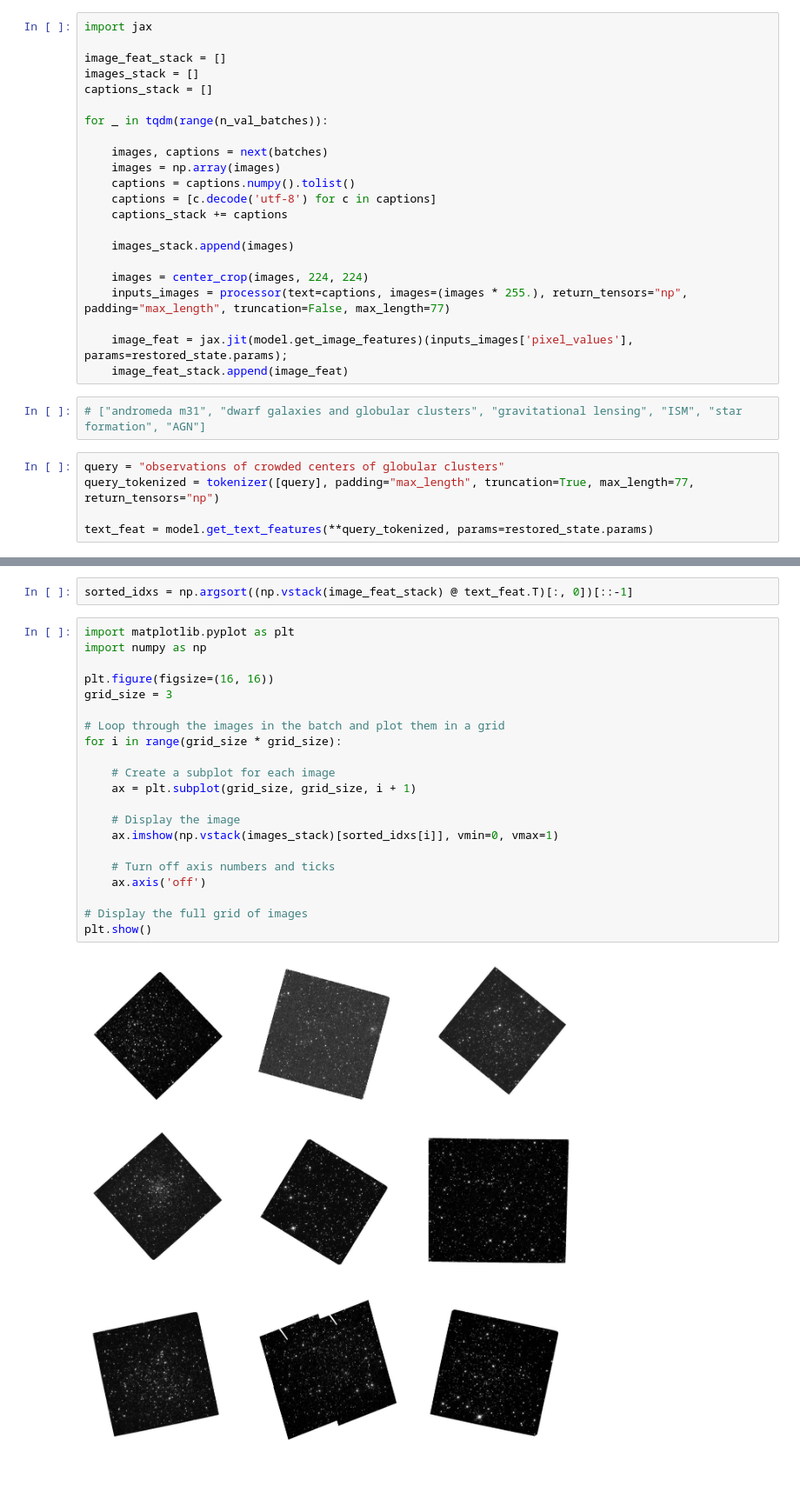
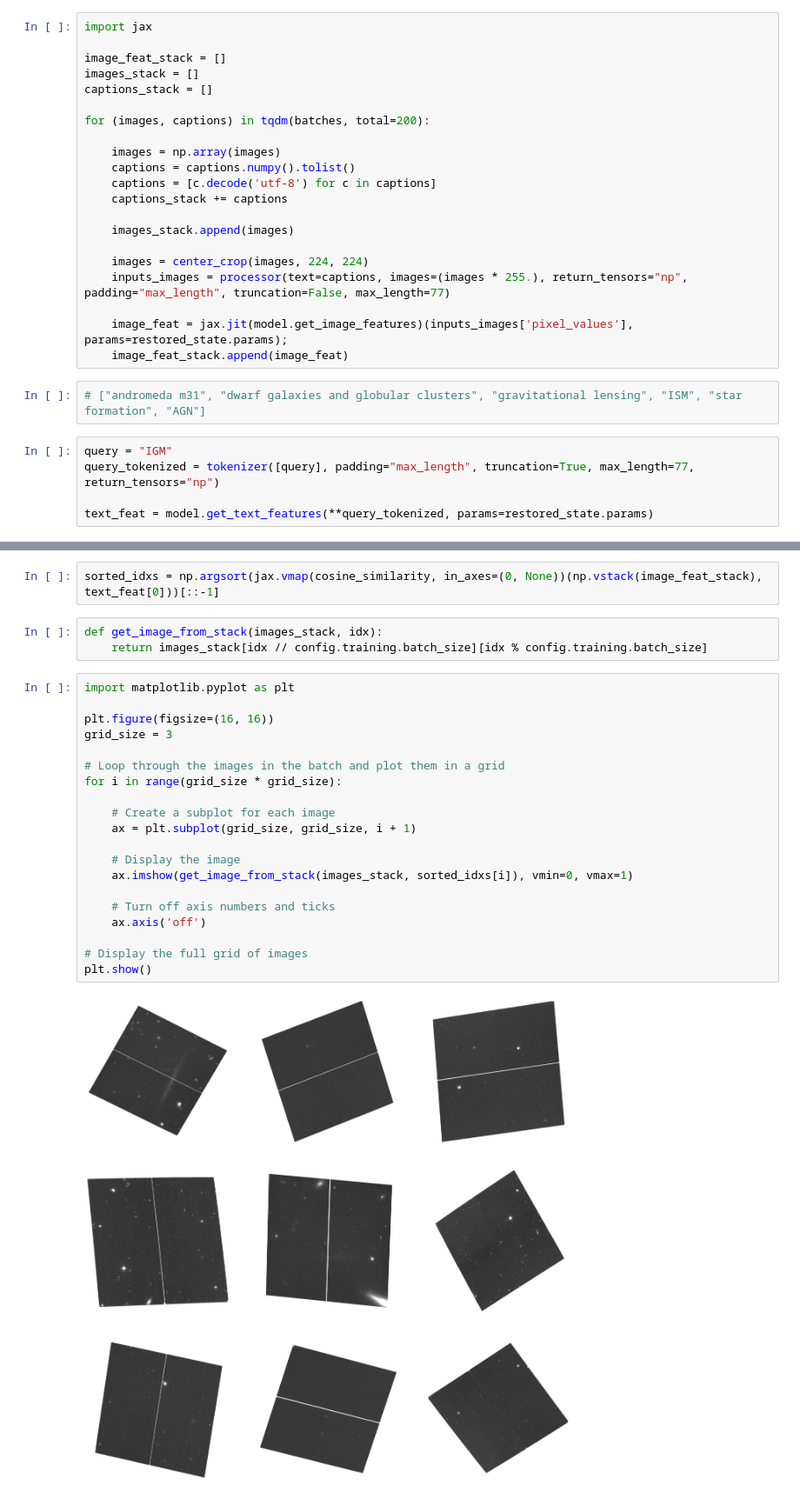
Before and after one commit to smsharma/PAPERCLIP-Hubble, a Jupyter notebook: notebooks/03_eval.ipynb, the cells around one changed output, grey strips where cells are left out. Shown at 87% size. Cells and saved outputs as stored; diff of their text form; blank space fills up the shorter version.

Commit message:
More experiments; image retrieval; embeddings exploration

```diff
--- a/notebooks/03_eval.ipynb
+++ b/notebooks/03_eval.ipynb
@@ -148,9 +191,8 @@ image_feat_stack = []
 images_stack = []
 captions_stack = []
 
-for _ in tqdm(range(n_val_batches)):
+for (images, captions) in tqdm(batches, total=200):
 
-    images, captions = next(batches)
     images = np.array(images)
     captions = captions.numpy().tolist()
     captions = [c.decode('utf-8') for c in captions]
@@ -166,7 +208,7 @@ for _ in tqdm(range(n_val_batches)):
 # %%
 # ["andromeda m31", "dwarf galaxies and globular clusters", "gravitational lensing", "ISM", "star formation", "AGN"]
 # %%
-query = "observations of crowded centers of globular clusters"
+query = "IGM"
 query_tokenized = tokenizer([query], padding="max_length", truncation=True, max_length=77, return_tensors="np")
 
 text_feat = model.get_text_features(**query_tokenized, params=restored_state.params)
@@ -173,28 +220,30 @@ text_feat = model.get_text_features(**query_tokenized, params=restored_state.par
 # %%
-sorted_idxs = np.argsort((np.vstack(image_feat_stack) @ text_feat.T)[:, 0])[::-1]
+sorted_idxs = np.argsort(jax.vmap(cosine_similarity, in_axes=(0, None))(np.vstack(image_feat_stack), text_feat[0]))[::-1]
+# %%
+def get_image_from_stack(images_stack, idx):
+    return images_stack[idx // config.training.batch_size][idx % config.training.batch_size]
 # %%
 import matplotlib.pyplot as plt
-import numpy as np
 
 plt.figure(figsize=(16, 16))
 grid_size = 3
 
 # Loop through the images in the batch and plot them in a grid
 for i in range(grid_size * grid_size):
 
     # Create a subplot for each image
     ax = plt.subplot(grid_size, grid_size, i + 1)
 
     # Display the image
-    ax.imshow(np.vstack(images_stack)[sorted_idxs[i]], vmin=0, vmax=1)
+    ax.imshow(get_image_from_stack(images_stack, sorted_idxs[i]), vmin=0, vmax=1)
 
     # Turn off axis numbers and ticks
     ax.axis('off')
 
 # Display the full grid of images
 plt.show()
 # %% [output]
-[figure, old version]
+[figure, new version]
 # %%
 [captions_stack[idx] for idx in sorted_idxs][:4]
 # %% [output]
```
Also changed, not shown: parts of 25 cells of this notebook, 1 other file.
